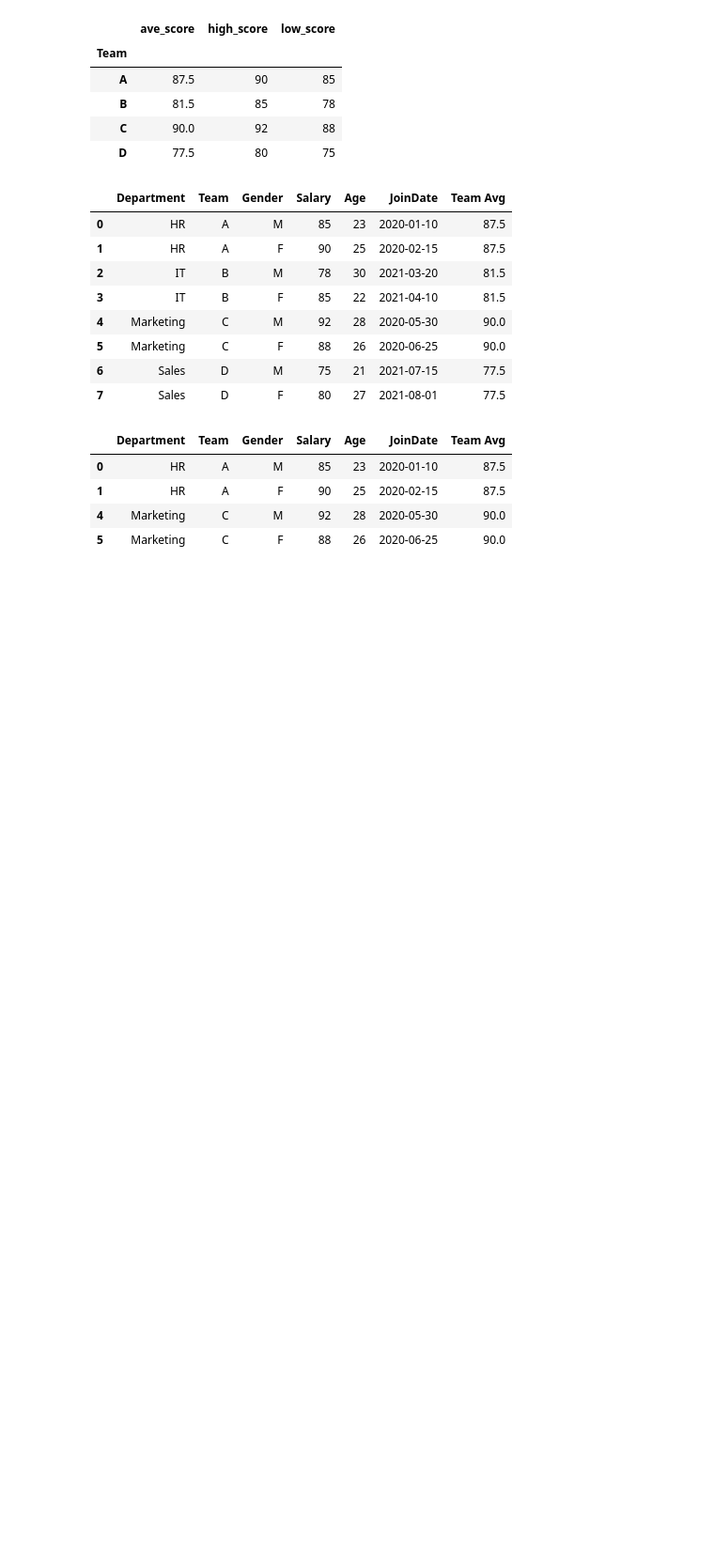
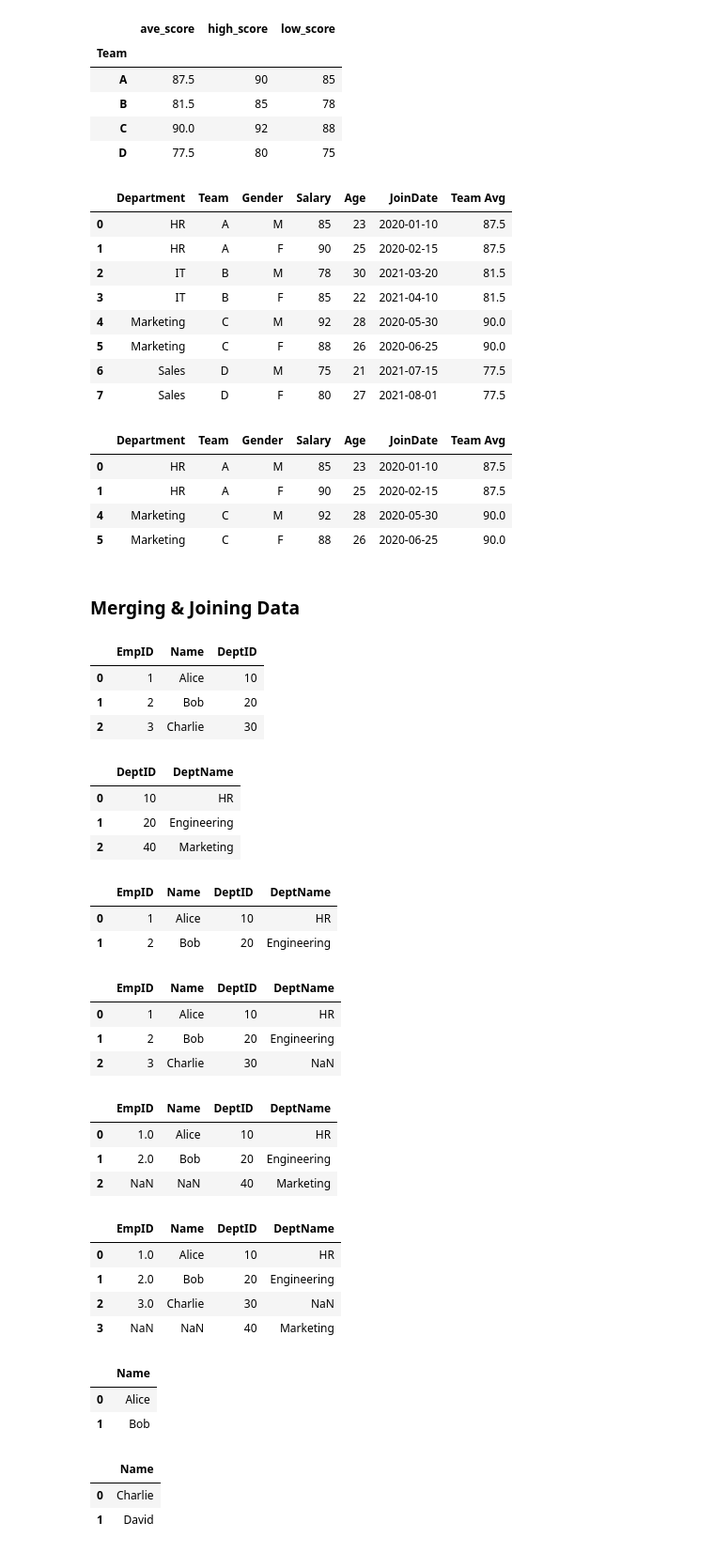
Before and after one commit to Dharmik0207/Data-Science-Course, a Jupyter notebook: pandas.ipynb, the cells around one changed output. Shown at 94% size. Cells and saved outputs as stored; diff of their text form; code cells hidden in the pictures; blank space fills up the shorter version.

```diff
--- a/pandas.ipynb
+++ b/pandas.ipynb
@@ -780,3 +780,5 @@ df.groupby("Team").filter(lambda x:x["Salary"].mean() > 85)
 | 1 | HR | A | F | 90 | 25 | 2020-02-15 | 87.5 |
 | 4 | Marketing | C | M | 92 | 28 | 2020-05-30 | 90.0 |
 | 5 | Marketing | C | F | 88 | 26 | 2020-06-25 | 90.0 |
+# %% [markdown]
+### Merging & Joining Data
@@ -782,0 +787,53 @@ df.groupby("Team").filter(lambda x:x["Salary"].mean() > 85)
+# %%
+employees = pd.DataFrame({
+    "EmpID": [1, 2, 3],
+    "Name": ["Alice", "Bob", "Charlie"],
+    "DeptID": [10, 20, 30]
+})
+# %%
+employees
+# %% [output]
+|  | EmpID | Name | DeptID |
+| 0 | 1 | Alice | 10 |
+| 1 | 2 | Bob | 20 |
+| 2 | 3 | Charlie | 30 |
+# %%
+departments = pd.DataFrame({
+    "DeptID": [10, 20, 40],
+    "DeptName": ["HR", "Engineering", "Marketing"]
+})
+# %%
+departments
+# %% [output]
+|  | DeptID | DeptName |
+| 0 | 10 | HR |
+| 1 | 20 | Engineering |
+| 2 | 40 | Marketing |
+# %%
+pd.merge(employees, departments, on="DeptID") # Inner Join
+# %% [output]
+|  | EmpID | Name | DeptID | DeptName |
+| 0 | 1 | Alice | 10 | HR |
+| 1 | 2 | Bob | 20 | Engineering |
+# %%
+pd.merge(employees, departments, on="DeptID", how="left") # Left Join
+# %% [output]
+|  | EmpID | Name | DeptID | DeptName |
+| 0 | 1 | Alice | 10 | HR |
+| 1 | 2 | Bob | 20 | Engineering |
+| 2 | 3 | Charlie | 30 | NaN |
+# %%
+pd.merge(employees, departments, on="DeptID", how="right") # right join
+# %% [output]
+|  | EmpID | Name | DeptID | DeptName |
+| 0 | 1.0 | Alice | 10 | HR |
+| 1 | 2.0 | Bob | 20 | Engineering |
+| 2 | NaN | NaN | 40 | Marketing |
+# %%
+pd.merge(employees, departments, on="DeptID", how="outer") # outer join
+# %% [output]
+|  | EmpID | Name | DeptID | DeptName |
+| 0 | 1.0 | Alice | 10 | HR |
+| 1 | 2.0 | Bob | 20 | Engineering |
+| 2 | 3.0 | Charlie | 30 | NaN |
+| 3 | NaN | NaN | 40 | Marketing |
@@ -782,0 +843,12 @@ df.groupby("Team").filter(lambda x:x["Salary"].mean() > 85)
+# %%
+df1
+# %% [output]
+|  | Name |
+| 0 | Alice |
+| 1 | Bob |
+# %%
+df2
+# %% [output]
+|  | Name |
+| 0 | Charlie |
+| 1 | David |
```
Also changed, not shown: parts of 9 cells of this notebook.
